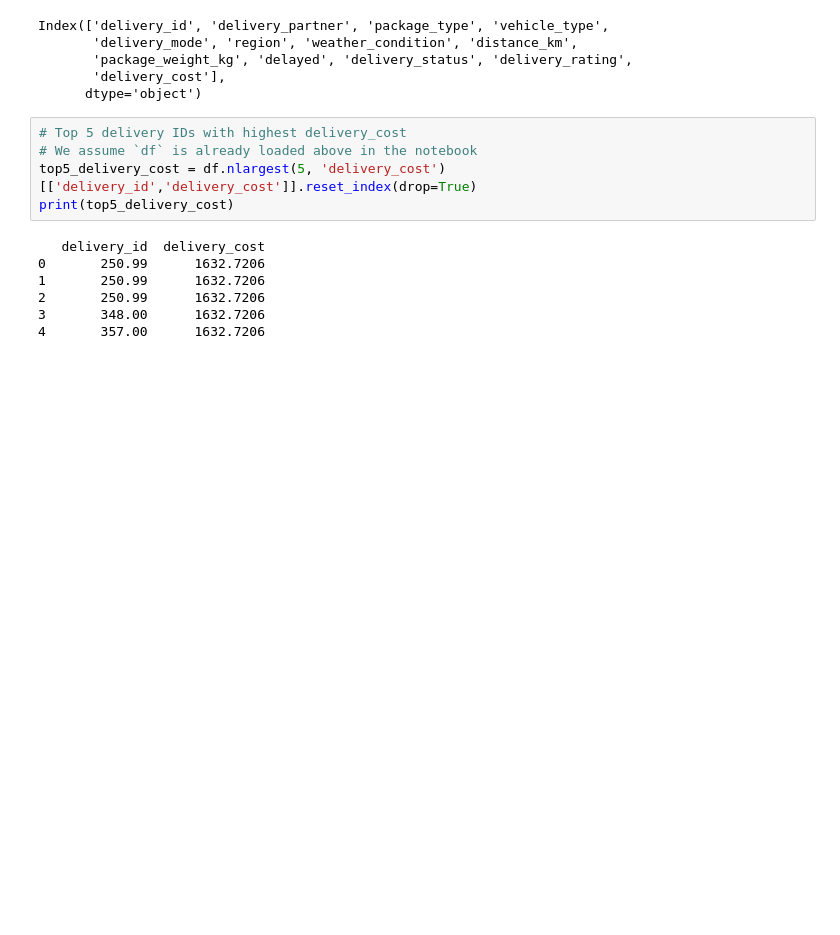
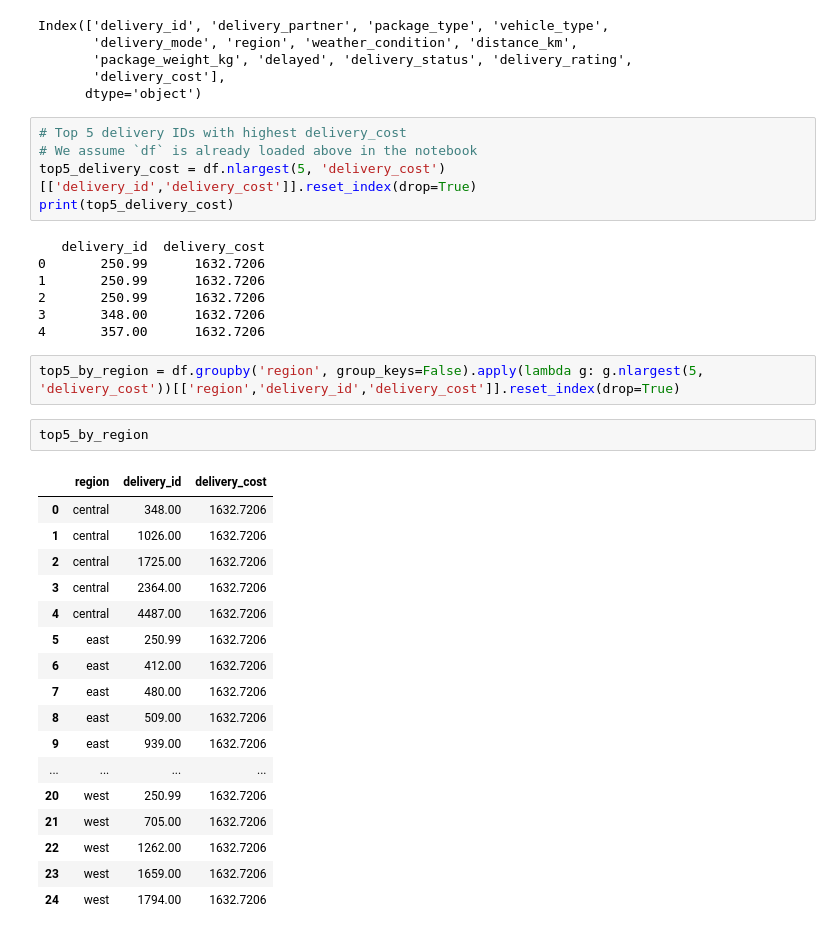
Before and after one commit to mahendra204/Python-Basics-Projects, a Jupyter notebook: Delivery Logistics EDA.ipynb, the cells around one changed output. Cells and saved outputs as stored; diff of their text form; blank space fills up the shorter version.

```diff
--- a/Delivery Logistics EDA.ipynb
+++ b/Delivery Logistics EDA.ipynb
@@ -511,3 +511,25 @@ print(top5_delivery_cost)
 2       250.99      1632.7206
 3       348.00      1632.7206
 4       357.00      1632.7206
+# %%
+top5_by_region = df.groupby('region', group_keys=False).apply(lambda g: g.nlargest(5, 'delivery_cost'))[['region','delivery_id','delivery_cost']].reset_index(drop=True)
+# %%
+top5_by_region
+# %% [output]
+|  | region | delivery_id | delivery_cost |
+| 0 | central | 348.00 | 1632.7206 |
+| 1 | central | 1026.00 | 1632.7206 |
+| 2 | central | 1725.00 | 1632.7206 |
+| 3 | central | 2364.00 | 1632.7206 |
+| 4 | central | 4487.00 | 1632.7206 |
+| 5 | east | 250.99 | 1632.7206 |
+| 6 | east | 412.00 | 1632.7206 |
+| 7 | east | 480.00 | 1632.7206 |
+| 8 | east | 509.00 | 1632.7206 |
+| 9 | east | 939.00 | 1632.7206 |
+| ... | ... | ... | ... |
+| 20 | west | 250.99 | 1632.7206 |
+| 21 | west | 705.00 | 1632.7206 |
+| 22 | west | 1262.00 | 1632.7206 |
+| 23 | west | 1659.00 | 1632.7206 |
+| 24 | west | 1794.00 | 1632.7206 |
```
